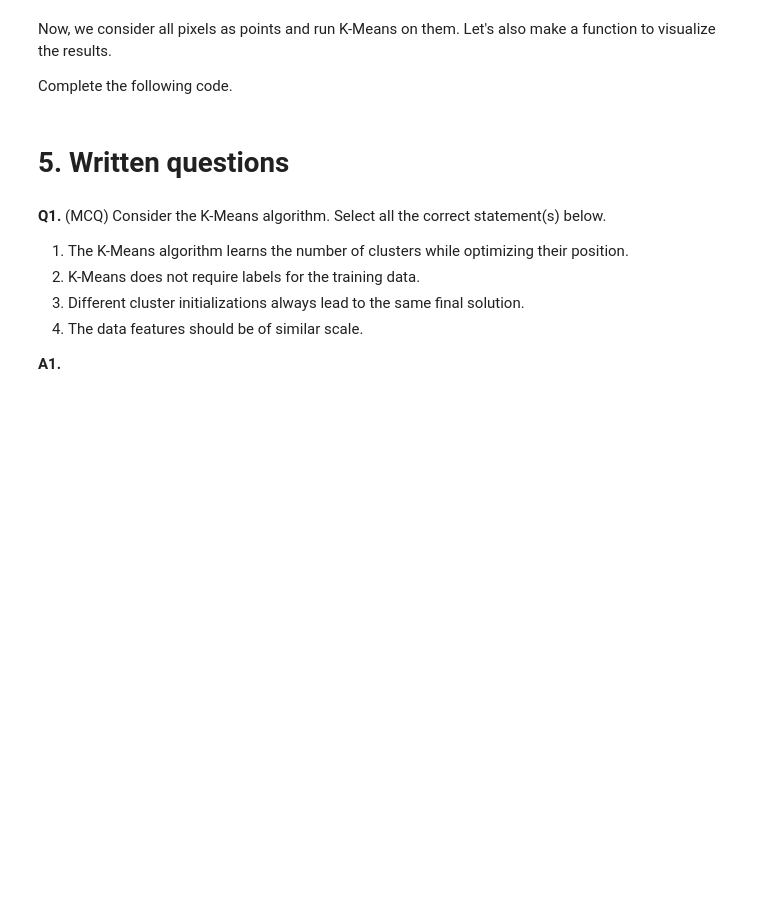
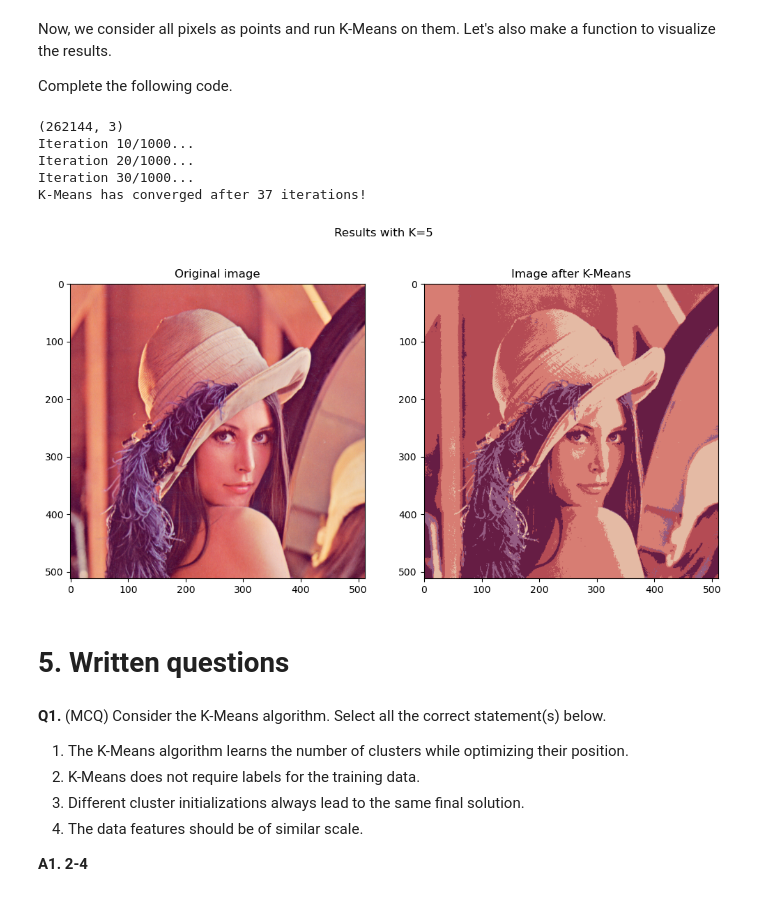
Before and after one commit to davidfarah2003/ML_Jupyter, a Jupyter notebook: exercise_04_kmeans/exercise.ipynb, the cells around one changed output. Cells and saved outputs as stored; diff of their text form; code cells hidden in the pictures; blank space fills up the shorter version.

```diff
--- a/exercise_04_kmeans/exercise.ipynb
+++ b/exercise_04_kmeans/exercise.ipynb
@@ -377,7 +381,7 @@ def accuracy_fn(pred_labels, gt_labels):
 # %% [markdown]
 Let's run and test!
 # %%
-K = 10
+K = 40
 max_iter = 1000
 final_centers, cluster_assignments = k_means(x_train, K, max_iter)
 cluster_center_label = assign_labels_to_centers(final_centers, cluster_assignments, y_train)
@@ -454,14 +466,14 @@ def kmeans_on_image(image, K, max_iter):
     """
     ### WRITE YOUR CODE HERE
     # First, reshape the data as an NxD array, with D=3.
-    pixels = ...
+    pixels = image.reshape((-1,3))
 
     # Run K-Means on the pixels.
-    ...
+    pixel_centers, pixel_assignments = k_means(pixels, K, max_iter)
 
     # Reshape the pixel assignments back to the 2D image shape.
     # Hint: pixel_assignments have a single value for each pixel, not RGB!
-    pixel_assignments = ...
+    pixel_assignments = pixel_assignments.reshape(image.shape[:2])
 
     return pixel_centers, pixel_assignments
 
@@ -475,25 +487,30 @@ def make_kmeans_image(pixel_centers, pixel_assignments):
     Returns:
         kmeans_image: array of shape HxWx3, resulting image after K-Means.
     """
-    K = pixel_centers.shape[0]
-    H, W = pixel_assignments.shape
 
-    ### WRITE YOUR CODE HERE
+    kmeans_image = pixel_centers[pixel_assignments]
 
-    return kmeans_image
+    return kmeans_image.astype(np.uint8)
 # %%
-K = ...  # try different number of clusters
+K = 5  # try different number of clusters
 max_iter = 1000
 
 pixel_centers, pixel_assignments = kmeans_on_image(image, K, max_iter)
 kmeans_image = make_kmeans_image(pixel_centers, pixel_assignments)
 
 fig, axs = plt.subplots(1, 2, figsize=(12, 6))
 fig.suptitle(f"Results with K={K}")
 axs[0].imshow(image)
 axs[0].set_title("Original image")
 axs[1].imshow(kmeans_image)
 axs[1].set_title("Image after K-Means");
+# %% [output]
+(262144, 3)
+Iteration 10/1000...
+Iteration 20/1000...
+Iteration 30/1000...
+K-Means has converged after 37 iterations!
+[figure, added]
 # %% [markdown]
 # 5. Written questions
 # %% [markdown]
@@ -503,7 +520,7 @@ axs[1].set_title("Image after K-Means");
 3. Different cluster initializations always lead to the same final solution.
 4. The data features should be of similar scale.
 
-**A1.**
+**A1. 2-4**
 # %% [markdown]
 **Q2.** (SCQ) We use K-Means with the Euclidean distance to cluster the 2D points represented by the crosses below. The initial cluster centers are the two circles. After convergence, what are the most plausible coordinates for the final cluster centers?
 
```
Also changed, not shown: parts of 10 cells of this notebook.
